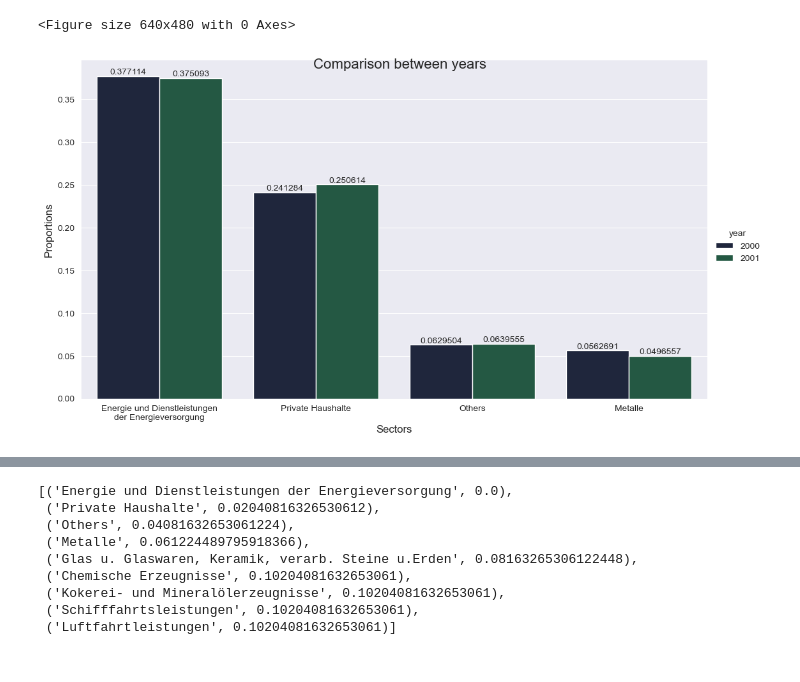
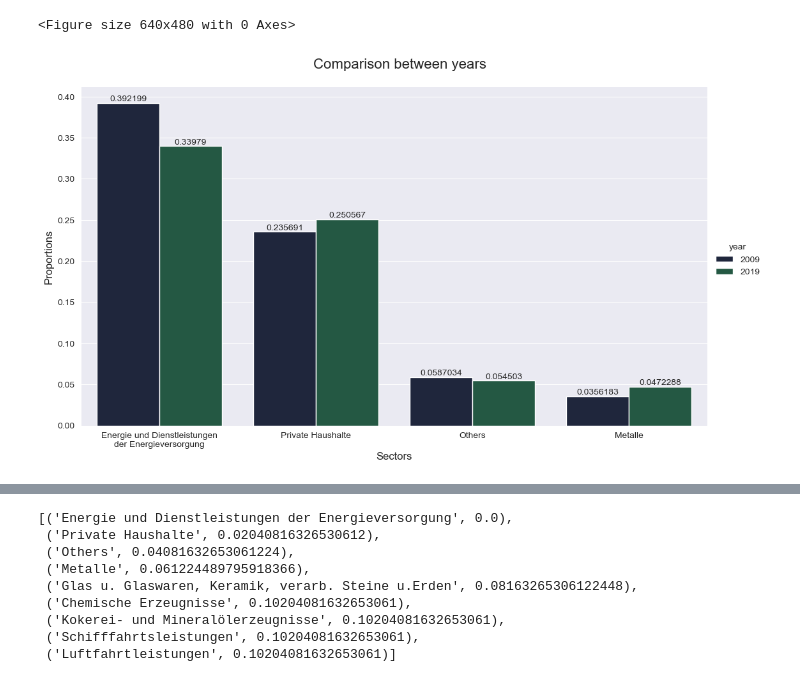
Before and after one commit to AyseAsude/FAU-MADE, a Jupyter notebook: project/analysis.ipynb, the cells around one changed output, grey strips where cells are left out. Cells and saved outputs as stored; diff of their text form; code cells hidden in the pictures.

Commit message:
imporoved plots and bugfixes

```diff
--- a/project/analysis.ipynb
+++ b/project/analysis.ipynb
@@ -7,7 +7,7 @@ from textwrap import wrap
 pd.options.mode.copy_on_write = True
 # %%
 def calc_total_emissions(df):
-    gasses = ["Kohlendioxid (CO2)", "Methan (CH4)", "Distickstoffmonoxid (N2O)", "Flüchtige Kohlenwasserstoffe ohne Methan (NMVOC)", "Feinstaub (10 µm)"]
+    gasses = ["Kohlendioxid (CO2)", "Methan (CH4)", "Distickstoffmonoxid (N2O)", "Flüchtige Kohlenwasserstoffe ohne Methan (NMVOC)", "Feinstaub (10 µm)", "Stickoxide (NOx)", "Schwefeldioxid (SO2)", "Ammoniak (NH3)"]
     new_cols = ["economic_sector"] + gasses
     analyzed_df = df[new_cols]
     analyzed_df["total_emissions"] = df[gasses].sum(axis=1)
@@ -30,7 +30,7 @@ def calc_proportions(df):
     # all of the emissions in a year, from all gasses
     total = total_year_emission + total_excluded_year_emission
     df["proportions"] = (df["total_emissions"] / total).round(10)
-    df["excluded_proportions"] = (df["excluded_emissions"] / total).round(2)
+    df["excluded_proportions"] = (df["excluded_emissions"] / total).round(10)
     return total_year_emission
 
 def add_others_sector(df, rank=6):
@@ -101,7 +101,7 @@ def compare_two_years_by_sector(year_dict, year_1, year_2, sectors=["Energie und
                     height=6, aspect=16/9, palette=palette)
 
     catp.set_axis_labels("Sectors", "Proportions", fontsize=12)
-    catp.fig.suptitle("Comparison between years", fontsize=16)
+    catp.fig.suptitle("Comparison between years", fontsize=16, y=1.05)
     catp.set_titles("{col_name}")
 
     for ax in catp.axes.ravel():
@@ -116,7 +116,7 @@ def compare_two_years_by_sector(year_dict, year_1, year_2, sectors=["Energie und
 # %%
 year_dict = {}
 for i in range(1995, 2020):
-    year_dict[i] = analyze_year(i, 20)
+    year_dict[i] = analyze_year(i, 8)
 # %%
 def visualize_trend(dict_of_df, sector_name, limit):
     sns.set_style("darkgrid")
@@ -160,5 +153,5 @@ chemical_comparison = visualize_trend(year_dict, "Chemische Erzeugnisse", limit=
 # %%
-compare_two_years_by_sector(year_dict, 2000, 2001)
+compare_two_years_by_sector(year_dict, 2009, 2019)
 # %% [output]
 <Figure size 640x480 with 0 Axes>
-[figure, old version]
+[figure, new version]
```
Also changed, not shown: parts of 9 cells of this notebook, 1 other file.
